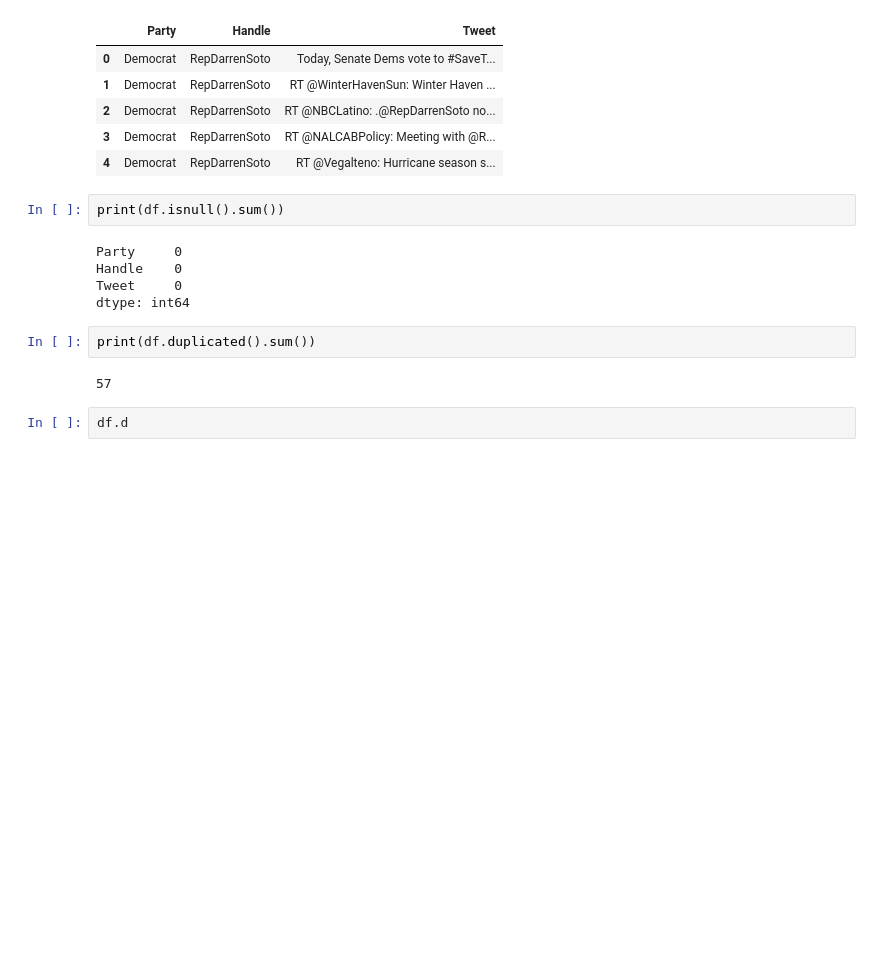
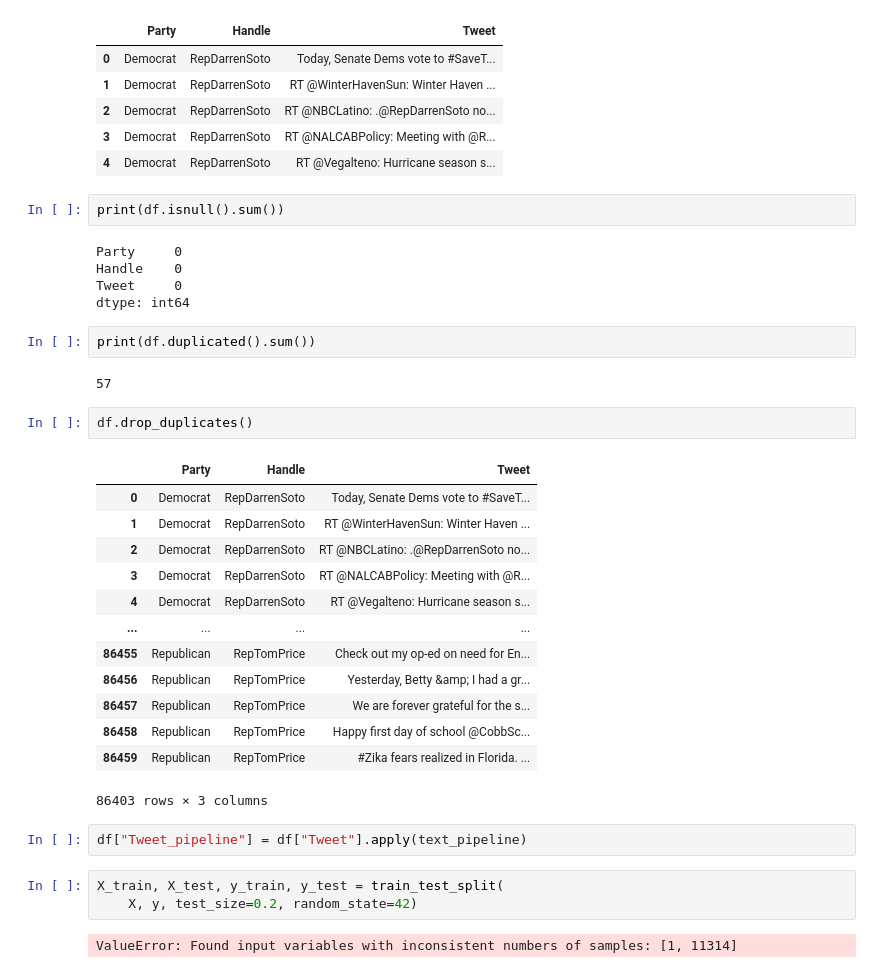
Before and after one commit to NeneWang/2022-fall-data-science, a Jupyter notebook: Week-07-NLP/Exercise-NLP.ipynb, the cells around one changed output. Saved outputs shown, nothing was run; the diff lists cells and outputs as text; blank space fills up the shorter version.

Commit message:
build train

```diff
--- a/Week-07-NLP/Exercise-NLP.ipynb
+++ b/Week-07-NLP/Exercise-NLP.ipynb
@@ -516,4 +516,25 @@ print(df.duplicated().sum())
 # %% [output]
 57
 # %%
-df.d
+df.drop_duplicates()
+# %% [output]
+|  | Party | Handle | Tweet |
+| 0 | Democrat | RepDarrenSoto | Today, Senate Dems vote to #SaveT... |
+| 1 | Democrat | RepDarrenSoto | RT @WinterHavenSun: Winter Haven ... |
+| 2 | Democrat | RepDarrenSoto | RT @NBCLatino: .@RepDarrenSoto no... |
+| 3 | Democrat | RepDarrenSoto | RT @NALCABPolicy: Meeting with @R... |
+| 4 | Democrat | RepDarrenSoto | RT @Vegalteno: Hurricane season s... |
+| ... | ... | ... | ... |
+| 86455 | Republican | RepTomPrice | Check out my op-ed on need for En... |
+| 86456 | Republican | RepTomPrice | Yesterday, Betty &amp; I had a gr... |
+| 86457 | Republican | RepTomPrice | We are forever grateful for the s... |
+| 86458 | Republican | RepTomPrice | Happy first day of school @CobbSc... |
+| 86459 | Republican | RepTomPrice | #Zika fears realized in Florida. ... |
+86403 rows × 3 columns
+# %%
+df["Tweet_pipeline"] = df["Tweet"].apply(text_pipeline)
+# %%
+X_train, X_test, y_train, y_test = train_test_split(
+    X, y, test_size=0.2, random_state=42)
+# %% [output]
+ValueError: Found input variables with inconsistent numbers of samples: [1, 11314]
```
Also changed, not shown: parts of 3 cells of this notebook.
